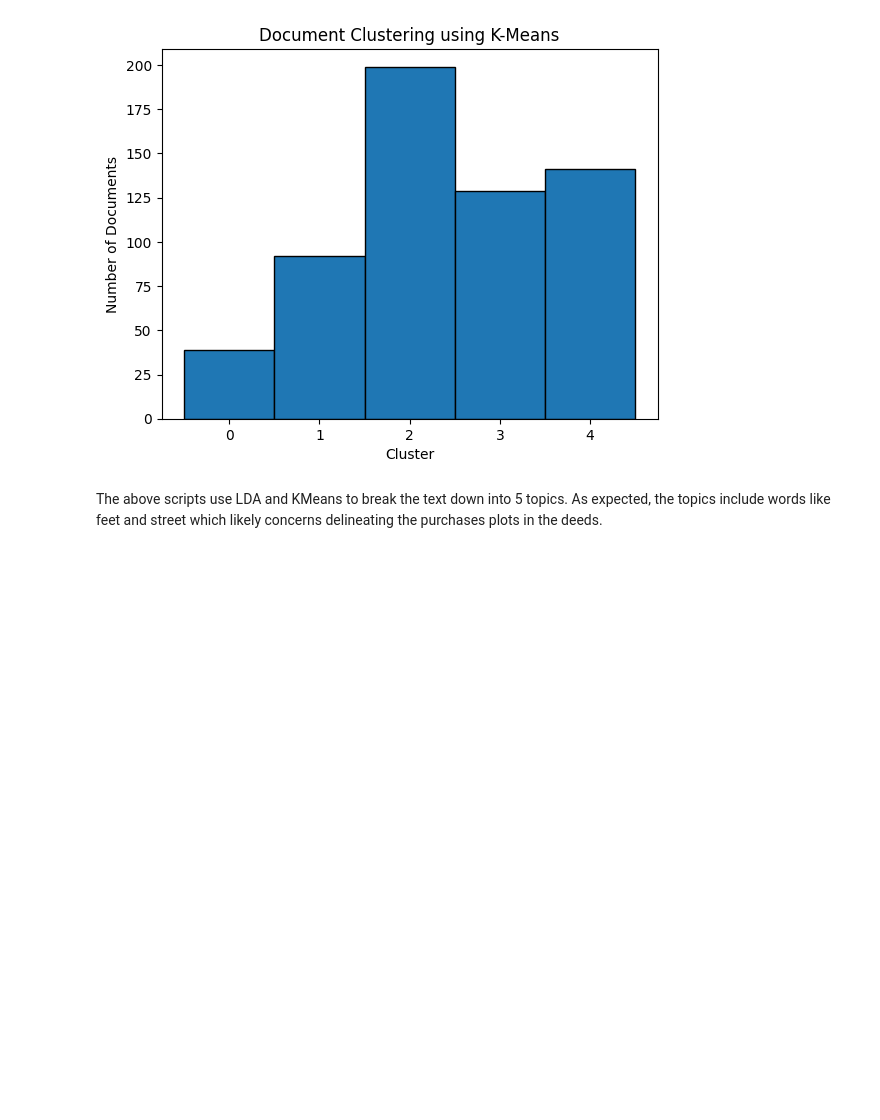
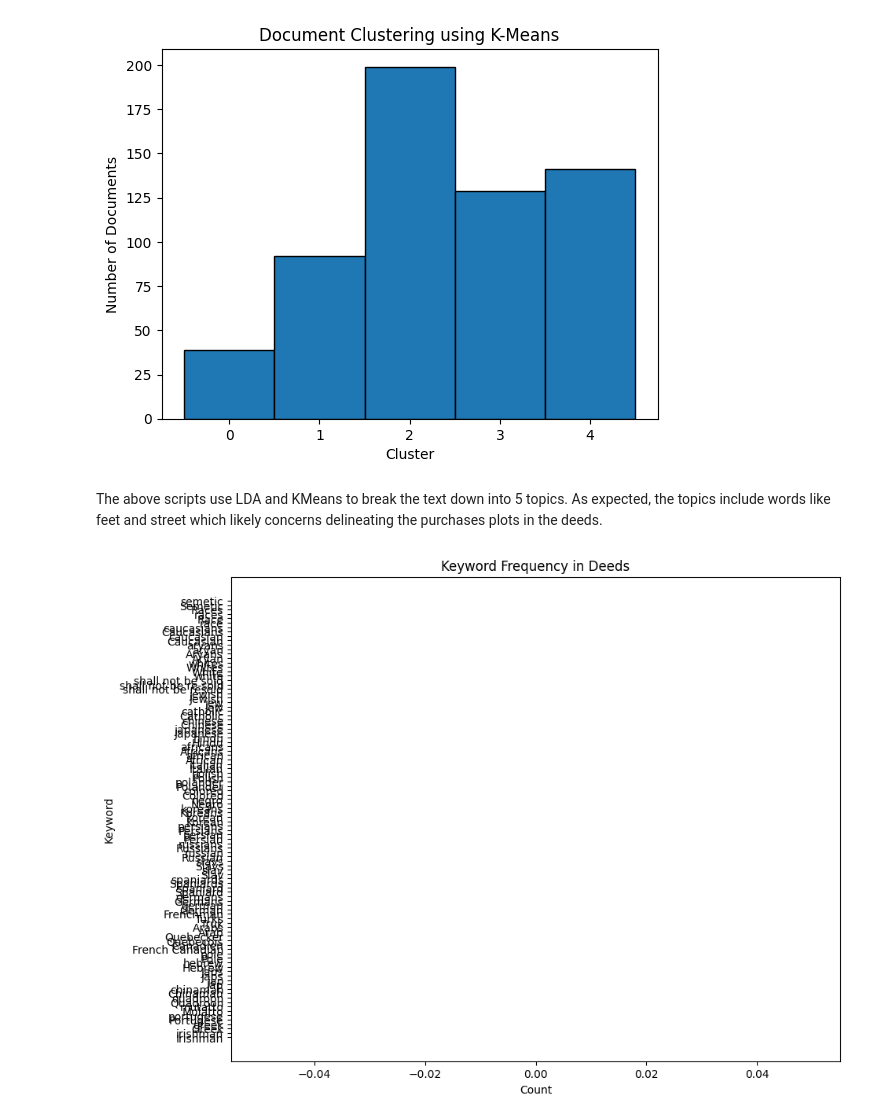
Before and after one commit to BU-Spark/ml-longfellow-land-use-mass, a Jupyter notebook: modules/deed_preprocessing/eda.ipynb, the cells around one changed output. Saved outputs shown, nothing was run; the diff lists cells and outputs as text; code cells hidden in the pictures; blank space fills up the shorter version.

```diff
--- a/modules/deed_preprocessing/eda.ipynb
+++ b/modules/deed_preprocessing/eda.ipynb
@@ -338,3 +332,43 @@ right heus john line smith giantee 01 springfield street feet
 [figure]
 # %% [markdown]
 The above scripts use LDA and KMeans to break the text down into 5 topics. As expected, the topics include words like feet and street which likely concerns delineating the purchases plots in the deeds.
+# %%
+from bigotry_dict import bigotry_dict
+import pandas as pd
+import matplotlib.pyplot as plt
+
+def count_keywords_in_text(text, bigotry_dict):
+    keyword_counts = {keyword: 0 for keyword in bigotry_dict}
+    text_lower = text.lower()
+
+    for keyword in bigotry_dict:
+        keyword_counts[keyword] = text_lower.count(keyword.lower())
+
+    return keyword_counts
+
+# Aggregate keyword counts for all text objects
+total_keyword_counts = {keyword: 0 for keyword in bigotry_dict}
+
+for text_obj in text_objects:
+    # Assume text_objects is already preprocessed
+    keyword_counts = count_keywords_in_text(text_obj['original_text'], bigotry_dict)
+
+    # Aggregate counts across all texts
+    for keyword, count in keyword_counts.items():
+        total_keyword_counts[keyword] += count
+
+# Convert the total counts to a pandas DataFrame for easier plotting
+keyword_df = pd.DataFrame(list(total_keyword_counts.items()), columns=['Keyword', 'Count'])
+
+# Sort keywords by count
+keyword_df_sorted = keyword_df.sort_values(by="Count", ascending=False)
+
+# Plot
+plt.figure(figsize=(10, 8))
+plt.barh(keyword_df_sorted['Keyword'], keyword_df_sorted['Count'], color='skyblue')
+plt.xlabel('Count')
+plt.ylabel('Keyword')
+plt.title('Keyword Frequency in Deeds')
+plt.show()
+# %% [output]
+[figure, added]
```
Also changed, not shown: parts of 2 cells of this notebook, 2 other files.
